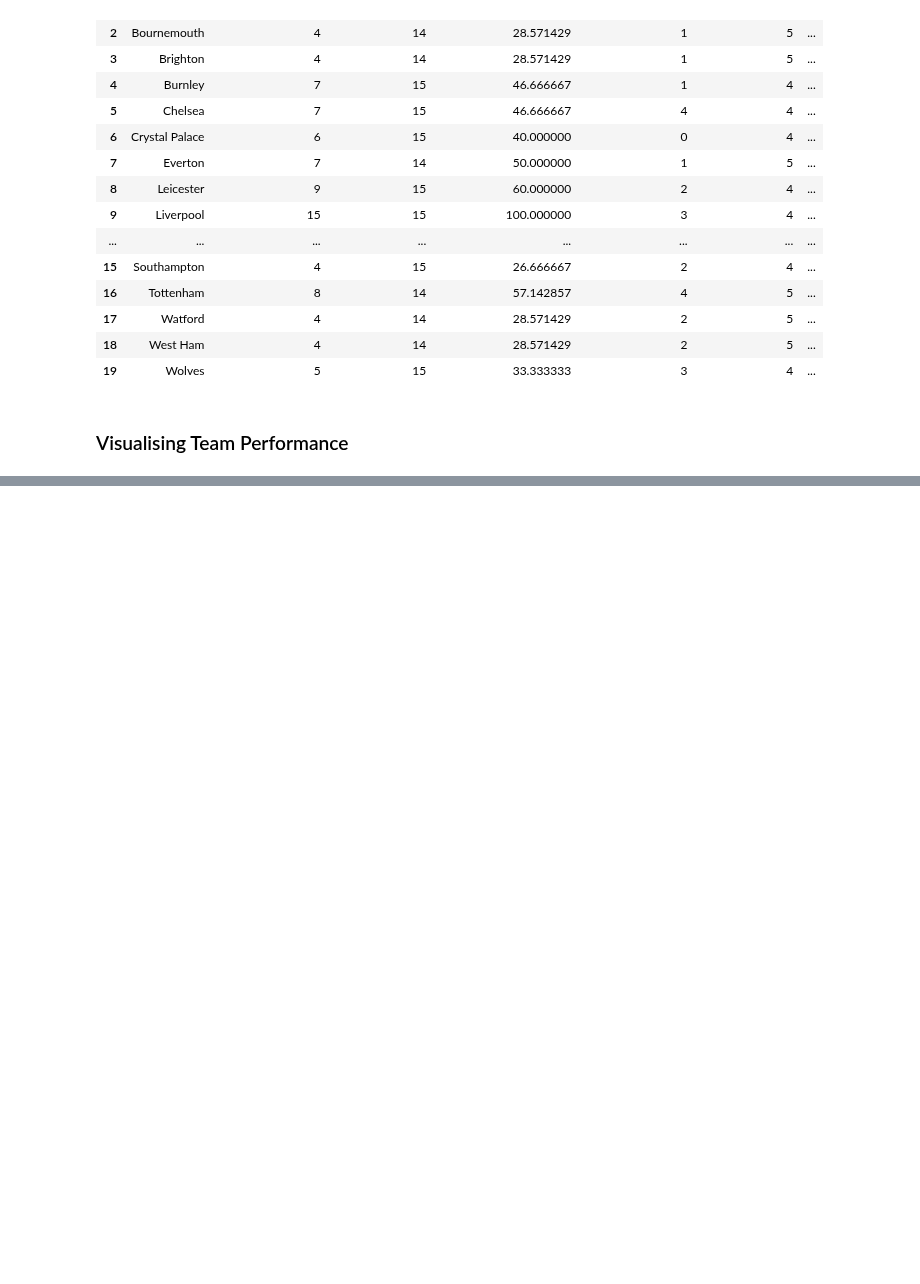
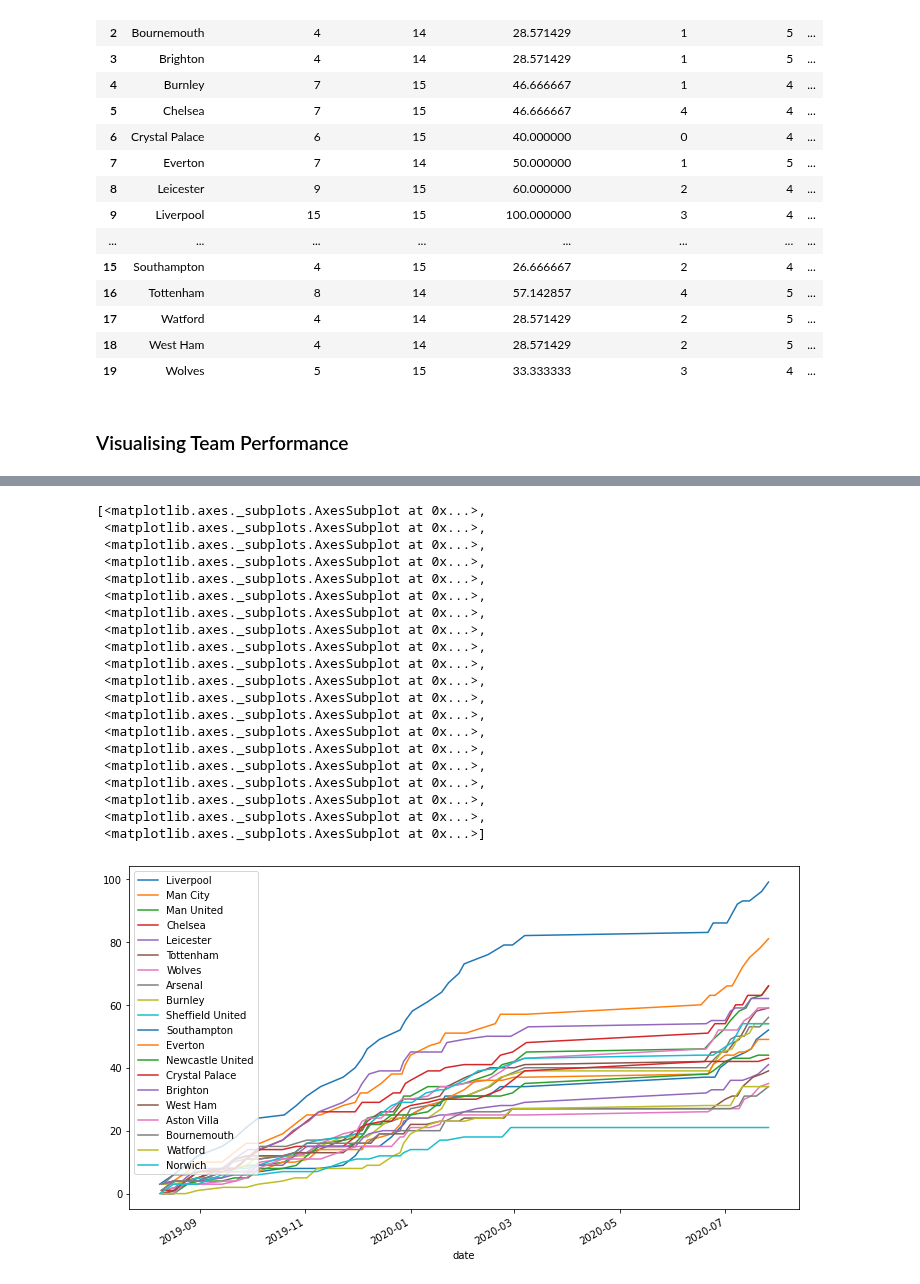
Before and after one commit to CharlesPeterMcCarthy/english-premier-league-2019-2020-statistical-analysis, a Jupyter notebook: epl-2019-2020.ipynb, the cells around one changed output, grey strips where cells are left out. Saved outputs shown, nothing was run; the diff lists cells and outputs as text; code cells hidden in the pictures; blank space fills up the shorter version.

```diff
--- a/epl-2019-2020.ipynb
+++ b/epl-2019-2020.ipynb
@@ -1773,0 +1775,2 @@ referee
+# %%
+split_team_points = [team.assign(points_sum=team.points_earned.cumsum()) for team in split_teams]
@@ -1773,0 +1797,5 @@ referee
+# %%
+final_standings = [team.iloc[team['points_sum'].argmax()] for team in split_team_points]
+final_standings = pd.DataFrame(final_standings).sort_values('points_sum', ascending=False).reset_index(drop=True)
+
+final_standings
@@ -1773,0 +1820,4 @@ referee
+# %%
+sorted_team_names = final_standings.team
+
+sorted_team_names
@@ -1773,0 +1884,4 @@ referee
+# %%
+# Sort all of the points summaries by the the end of season points, ie. Liverpool should be first, followed by Man City
+
+sorted_split_team_points = list(map(lambda x: next((y for y in split_team_points if y.team.any() == x), None), sorted_team_names))
@@ -1773,0 +1908,25 @@ referee
+# %%
+fig, ax = plt.subplots()
+[team.plot(ax=ax, x='date', y='points_sum', kind='line', label=sorted_team_names[idx]) for idx, team in enumerate(sorted_split_team_points)]
+# %% [output]
+[<matplotlib.axes._subplots.AxesSubplot at 0x...>,
+ <matplotlib.axes._subplots.AxesSubplot at 0x...>,
+ <matplotlib.axes._subplots.AxesSubplot at 0x...>,
+ <matplotlib.axes._subplots.AxesSubplot at 0x...>,
+ <matplotlib.axes._subplots.AxesSubplot at 0x...>,
+ <matplotlib.axes._subplots.AxesSubplot at 0x...>,
+ <matplotlib.axes._subplots.AxesSubplot at 0x...>,
+ <matplotlib.axes._subplots.AxesSubplot at 0x...>,
+ <matplotlib.axes._subplots.AxesSubplot at 0x...>,
+ <matplotlib.axes._subplots.AxesSubplot at 0x...>,
+ <matplotlib.axes._subplots.AxesSubplot at 0x...>,
+ <matplotlib.axes._subplots.AxesSubplot at 0x...>,
+ <matplotlib.axes._subplots.AxesSubplot at 0x...>,
+ <matplotlib.axes._subplots.AxesSubplot at 0x...>,
+ <matplotlib.axes._subplots.AxesSubplot at 0x...>,
+ <matplotlib.axes._subplots.AxesSubplot at 0x...>,
+ <matplotlib.axes._subplots.AxesSubplot at 0x...>,
+ <matplotlib.axes._subplots.AxesSubplot at 0x...>,
+ <matplotlib.axes._subplots.AxesSubplot at 0x...>,
+ <matplotlib.axes._subplots.AxesSubplot at 0x...>]
+[figure, added]
```
Also changed, not shown: parts of 12 cells of this notebook.
